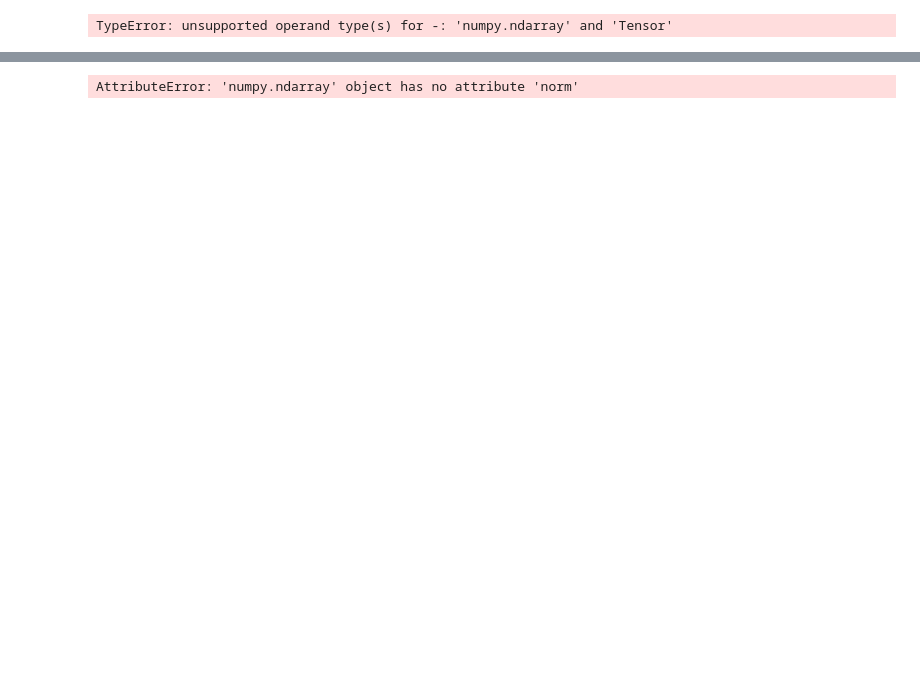
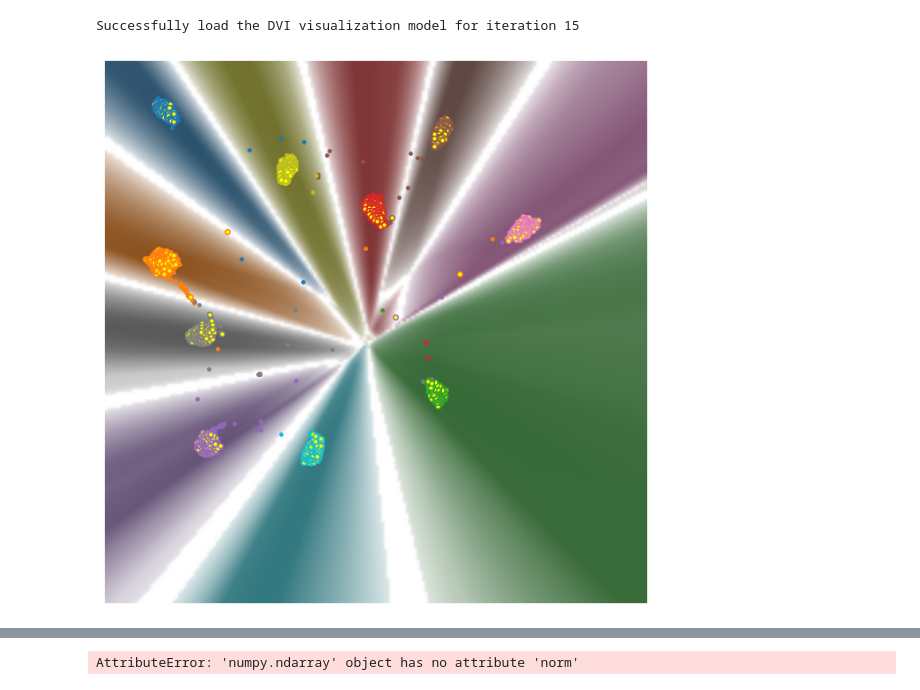
Before and after one commit to code-philia/Trustvis, a Jupyter notebook: GridDviexperiments/skeleton.ipynb, the cells around one changed output, grey strips where cells are left out. Drawn from its saved outputs; the diff is of its cells as text; code cells hidden in the pictures; blank space fills up the shorter version.

```diff
--- a/GridDviexperiments/skeleton.ipynb
+++ b/GridDviexperiments/skeleton.ipynb
@@ -103,5 +98,5 @@ Finish initialization...
 # %%
-epoch = 10
+epoch = 15
 def if_border(data):
     mesh_preds = data_provider.get_pred(epoch, data)
     mesh_preds = mesh_preds + 1e-8
@@ -112,22 +107,10 @@ def if_border(data):
     border[diff < 0.15] = 1
 
     return border
-projector = DVIProjector(vis_model=model, content_path=CONTENT_PATH, vis_model_name='trustvis', device=DEVICE)
+projector = DVIProjector(vis_model=model, content_path=CONTENT_PATH, vis_model_name='dvi', device=DEVICE)
 vis = visualizer(data_provider, projector, 200, "tab10")
 
-train_data = torch.Tensor(data_provider.train_representation(epoch))
-train_center = train_data.mean(dim=0)
 
-radius = ((train_data - train_center)**2).sum(dim=1).max().sqrt()
-
-# radius = ((train_data - center)**2).sum(dim=1).max().sqrt()
-print("radius,radius",radius)
-radii = [radius*1.2 , radius / 2, radius / 100]  # radii at which to sample points
-
-        # 在球体上采样
-num_bom_samples = 500  # 设置球面采样数量
-high_bom = torch.randn(num_bom_samples, 512)
-high_bom = high_bom / high_bom.norm(dim=1, keepdim=True) * radii[2]
 
 
 
@@ -137,10 +120,10 @@ high_bom = high_bom / high_bom.norm(dim=1, keepdim=True) * radii[2]
 # X = np.array([train_center.cpu().detach().numpy()])
 # high_bom = high_bom / high_bom.norm(dim=1, keepdim=True) * radii[2]
 from trustVis.skeleton_generator import SkeletonGenerator
-skeleton_generator = SkeletonGenerator(data_provider,EPOCH_START)
+skeleton_generator = SkeletonGenerator(data_provider,epoch)
 
-# high_bom = skeleton_generator.skeleton_gen()
-
+high_bom = skeleton_generator.skeleton_gen_use_perturb()
+# high_bom = skeleton_gen_use_perturb()
 
 # r = radii[i]
 
@@ -153,21 +136,30 @@ skeleton_generator = SkeletonGenerator(data_provider,EPOCH_START)
 # # concatenate samples from all radii
 # high_bom = torch.cat(high_bom_samples, dim=0)
 # high_bom = high_bom.cpu().detach().numpy()
+#### 888888888888
+# min_radius_log = np.log10(1e-3)
+# max_radius_log = np.log10(radius.item() * 1.1)
+# # # *****************************************************************************************
+# # # generate 100 points in log space
+# radii_log = np.linspace(max_radius_log, min_radius_log, 25)
+# # convert back to linear space
+# radii = 10 ** radii_log
+# radii = [6.7,7.4]
 
-
-
-train_data=data_provider.train_representation(epoch=epoch)
-train_data = torch.Tensor(train_data)
-center = train_data.mean(dim=0)
-train_data_distances = ((train_data - center)**2).sum(dim=1).sqrt().cpu().detach().numpy()
-high_bom = np.array([])
-# for each radius, find the training data points close to it and add them to the high_bom
-epsilon = 1e-2  # the threshold for considering a point is close to the radius
-for r in radii:
-    close_points_indices = np.where(np.abs(train_data_distances - r) < epsilon)[0]
-    close_points = train_data[close_points_indices].cpu().detach().numpy()
-    high_bom = np.concatenate((high_bom, close_points), axis=0)
-
+# train_data=data_provider.train_representation(epoch=epoch)
+# train_data = torch.Tensor(train_data)
+# center = train_data.mean(dim=0)
+# train_data_distances = ((train_data - center)**2).sum(dim=1).sqrt().cpu().detach().numpy()
+# high_bom = np.empty((0, train_data.shape[1]))
+# # for each radius, find the training data points close to it and add them to the high_bom
+# epsilon = 1e-2  # the threshold for considering a point is close to the radius
+# for r in radii:
+#     close_points_indices = np.where(np.abs(train_data_distances - r) < epsilon)[0]
+#     close_points = train_data[close_points_indices].cpu().detach().numpy()
+#     high_bom = np.concatenate((high_bom, close_points), axis=0)
+# aaa = 5802 - 5441
+# high_bom = high_bom.cpu().detach().numpy()
+high_bom = high_bom
 X = np.concatenate((high_bom, data_provider.train_representation(epoch)))
 border = np.zeros(len(X))
 # 设置前100个元素为1
@@ -193,4 +182,5 @@ shape (2169, 512)
-TypeError: unsupported operand type(s) for -: 'numpy.ndarray' and 'Tensor'
+Successfully load the DVI visualization model for iteration 15
+[figure, added]
 # %%
 vis.savefig(epoch,path=os.path.join(save_dir, "{}_{}_{}.png".format(DATASET, epoch, 'dvigrid')))
 # %% [output]
```
Also changed, not shown: parts of 8 cells of this notebook, 3 other files.
